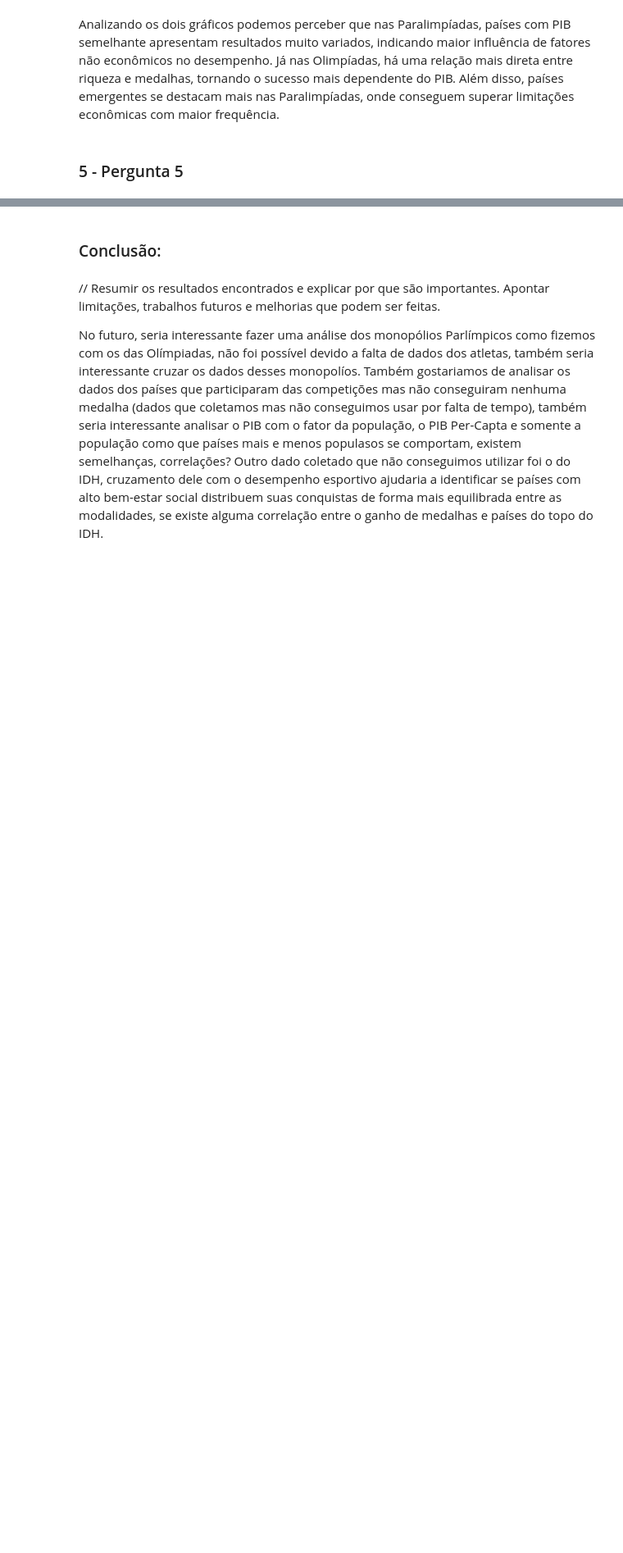
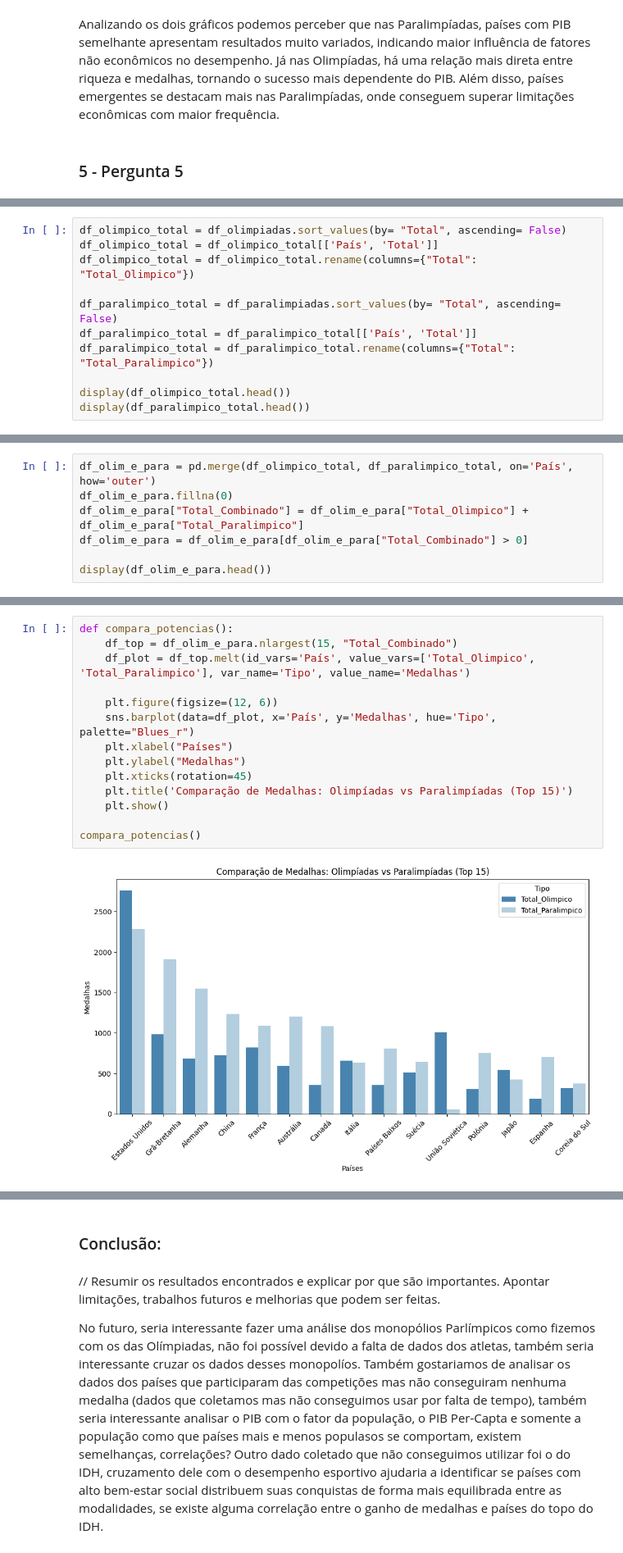
Before and after one commit to ClaraCaldas/Projeto-ICD, a Jupyter notebook: RELATORIO.ipynb, the cells around one changed output, grey strips where cells are left out. Shown at 82% size. Drawn from its saved outputs; the diff is of its cells as text; blank space fills up the shorter version.

```diff
--- a/RELATORIO.ipynb
+++ b/RELATORIO.ipynb
@@ -1032,0 +1168,11 @@ Analizando os dois gráficos podemos perceber que nas Paralimpíadas, países co
+# %%
+df_olimpico_total = df_olimpiadas.sort_values(by= "Total", ascending= False)
+df_olimpico_total = df_olimpico_total[['País', 'Total']]
+df_olimpico_total = df_olimpico_total.rename(columns={"Total": "Total_Olimpico"})
+
+df_paralimpico_total = df_paralimpiadas.sort_values(by= "Total", ascending= False)
+df_paralimpico_total = df_paralimpico_total[['País', 'Total']]
+df_paralimpico_total = df_paralimpico_total.rename(columns={"Total": "Total_Paralimpico"})
+
+display(df_olimpico_total.head())
+display(df_paralimpico_total.head())
@@ -1032,0 +1192,7 @@ Analizando os dois gráficos podemos perceber que nas Paralimpíadas, países co
+# %%
+df_olim_e_para = pd.merge(df_olimpico_total, df_paralimpico_total, on='País', how='outer')
+df_olim_e_para.fillna(0)
+df_olim_e_para["Total_Combinado"] = df_olim_e_para["Total_Olimpico"] + df_olim_e_para["Total_Paralimpico"]
+df_olim_e_para = df_olim_e_para[df_olim_e_para["Total_Combinado"] > 0]
+
+display(df_olim_e_para.head())
@@ -1032,0 +1216,16 @@ Analizando os dois gráficos podemos perceber que nas Paralimpíadas, países co
+# %%
+def compara_potencias():
+    df_top = df_olim_e_para.nlargest(15, "Total_Combinado")
+    df_plot = df_top.melt(id_vars='País', value_vars=['Total_Olimpico', 'Total_Paralimpico'], var_name='Tipo', value_name='Medalhas')
+
+    plt.figure(figsize=(12, 6))
+    sns.barplot(data=df_plot, x='País', y='Medalhas', hue='Tipo',  palette="Blues_r")
+    plt.xlabel("Países")
+    plt.ylabel("Medalhas")
+    plt.xticks(rotation=45)
+    plt.title('Comparação de Medalhas: Olimpíadas vs Paralimpíadas (Top 15)')
+    plt.show()
+
+compara_potencias()
+# %% [output]
+[figure, added]
```
Also changed, not shown: parts of 29 cells of this notebook.
